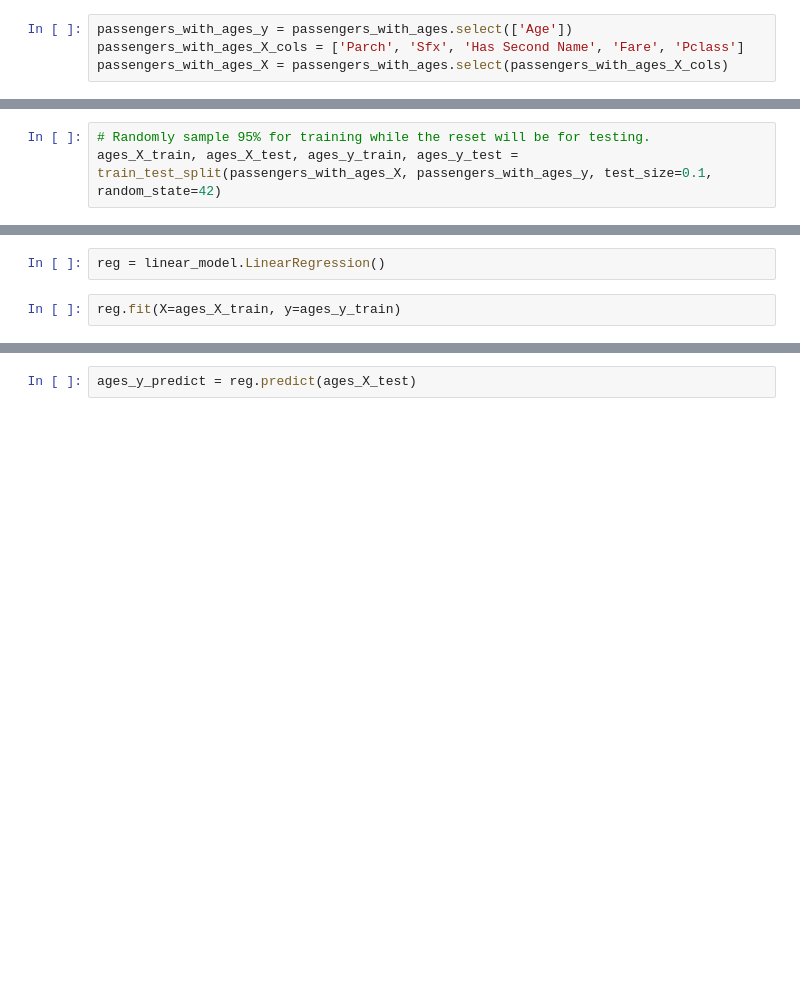
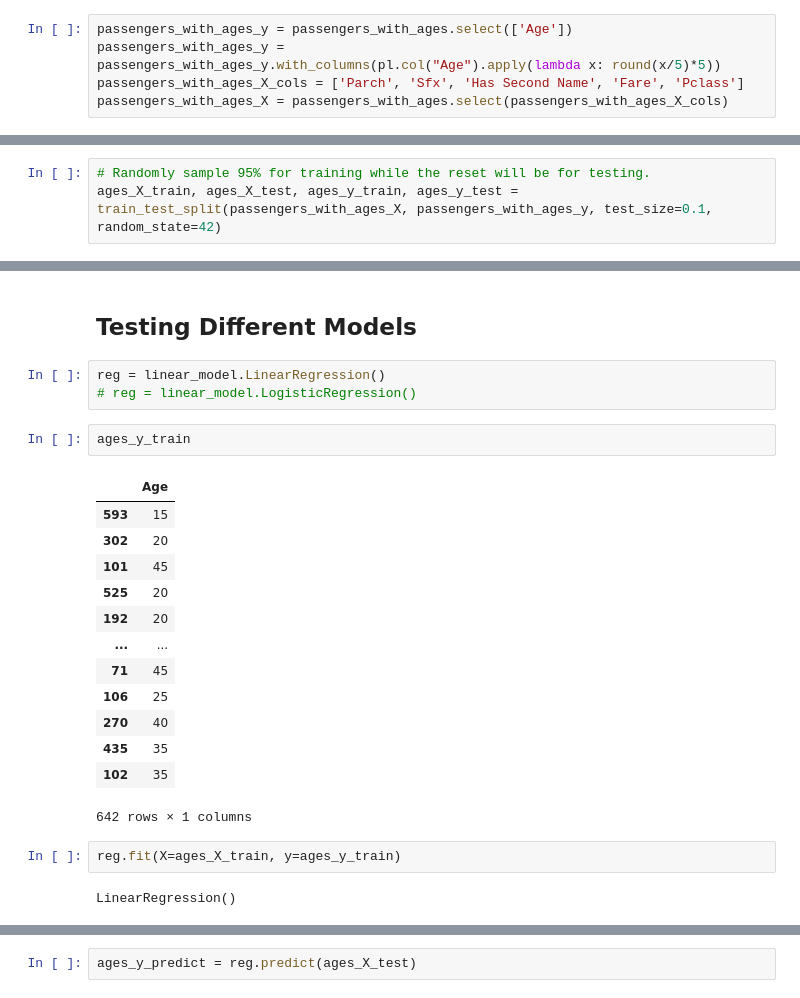
Before and after one commit to Cleeadams/ML-Titanic, a Jupyter notebook: playground.ipynb, the cells around one changed output, grey strips where cells are left out. Saved outputs shown, nothing was run; the diff lists cells and outputs as text; blank space fills up the shorter version.

Commit message:
try logistic regression to predict ages

```diff
--- a/playground.ipynb
+++ b/playground.ipynb
@@ -33,6 +44,7 @@ df3
 passengers_with_ages = df3.filter(~pl.col("Age").is_null())
 # %%
 passengers_with_ages_y = passengers_with_ages.select(['Age'])
+passengers_with_ages_y = passengers_with_ages_y.with_columns(pl.col("Age").apply(lambda x: round(x/5)*5))
 passengers_with_ages_X_cols = ['Parch', 'Sfx', 'Has Second Name', 'Fare', 'Pclass']
 passengers_with_ages_X = passengers_with_ages.select(passengers_with_ages_X_cols)
 # %%
@@ -53,6 +80,27 @@ ages_X_test
+# %% [markdown]
+## Testing Different Models
 # %%
 reg = linear_model.LinearRegression()
+# reg = linear_model.LogisticRegression()
+# %%
+ages_y_train
+# %% [output]
+|  | Age |
+| 593 | 15 |
+| 302 | 20 |
+| 101 | 45 |
+| 525 | 20 |
+| 192 | 20 |
+| ... | ... |
+| 71 | 45 |
+| 106 | 25 |
+| 270 | 40 |
+| 435 | 35 |
+| 102 | 35 |
+642 rows × 1 columns
 # %%
 reg.fit(X=ages_X_train, y=ages_y_train)
+# %% [output]
+LinearRegression()
 # %%
 reg.coef_
```
Also changed, not shown: parts of 6 cells of this notebook.
